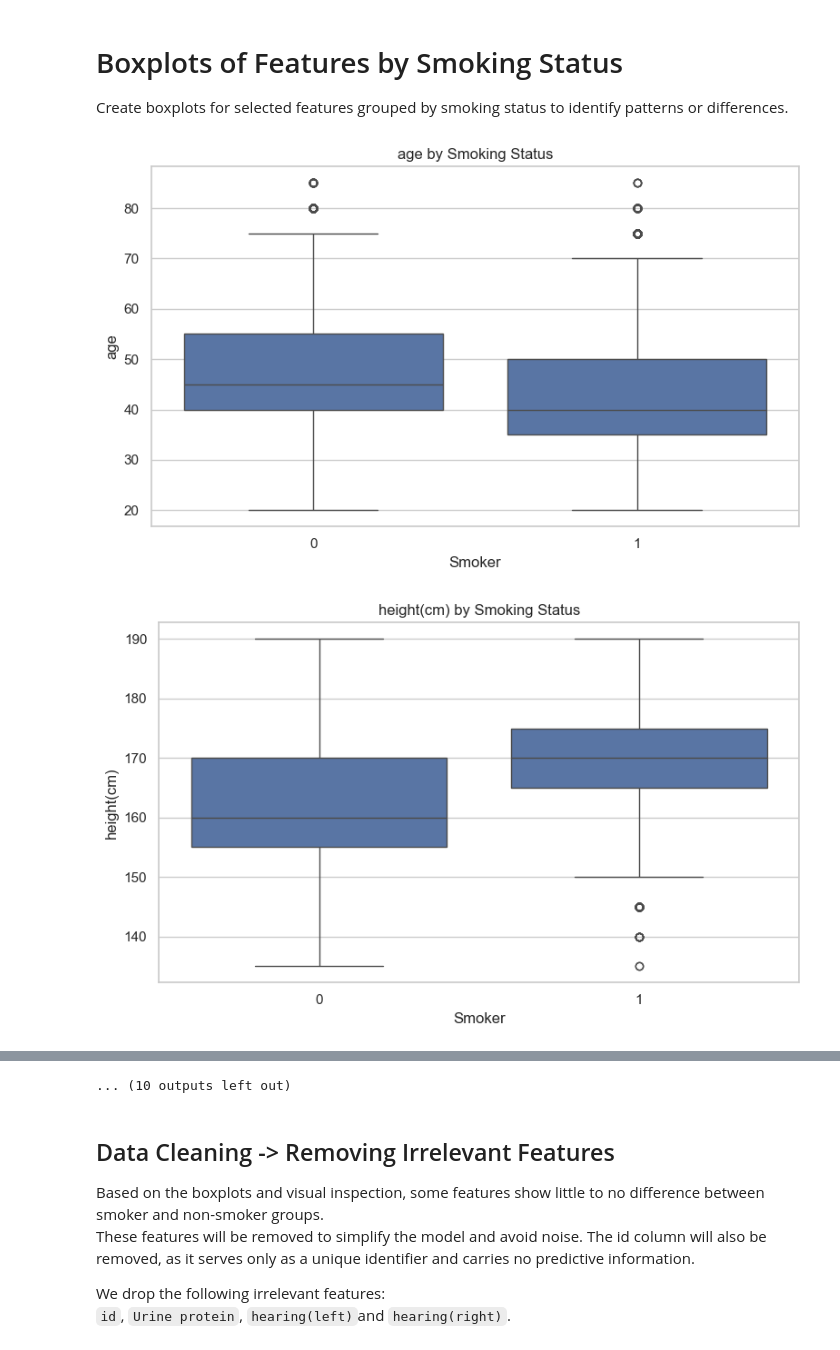
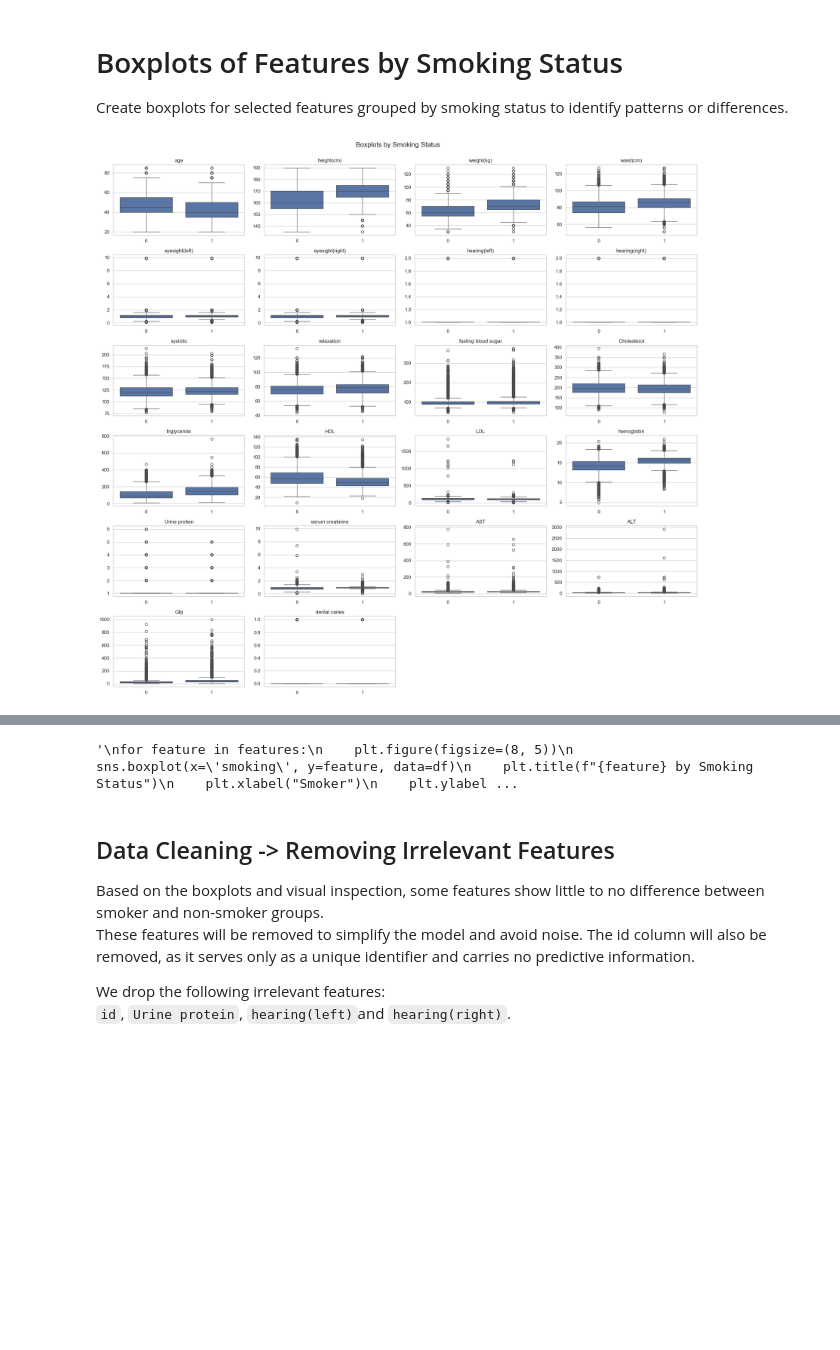
Before and after one commit to goncalosamp27/IA-FEUP, a Jupyter notebook: Project2/smoking_predictions.ipynb, the cells around one changed output, grey strips where cells are left out. Cells and saved outputs as stored; diff of their text form; code cells hidden in the pictures; blank space fills up the shorter version.

```diff
--- a/Project2/smoking_predictions.ipynb
+++ b/Project2/smoking_predictions.ipynb
@@ -118,17 +118,29 @@ Create boxplots for selected features grouped by smoking status to identify patt
 # %%
 features = ['age', 'height(cm)', 'weight(kg)', 'waist(cm)', 'eyesight(left)', 'eyesight(right)',
             'hearing(left)', 'hearing(right)', 'systolic', 'relaxation', 'fasting blood sugar',
             'Cholesterol', 'triglyceride', 'HDL', 'LDL', 'hemoglobin', 'Urine protein',
             'serum creatinine', 'AST', 'ALT', 'Gtp', 'dental caries']
 
-for feature in features:
-    plt.figure(figsize=(8, 5))
-    sns.boxplot(x='smoking', y=feature, data=df)
-    plt.title(f"{feature} by Smoking Status")
-    plt.xlabel("Smoker")
-    plt.ylabel(feature)
-    plt.tight_layout()
-    plt.show()
+import math
+
+cols = 4  # 3 gráficos por linha
+rows = math.ceil(len(features) / cols)
+
+fig, axes = plt.subplots(rows, cols, figsize=(cols * 5, rows * 3))
+axes = axes.flatten()
+
+for i, feature in enumerate(features):
+    sns.boxplot(x='smoking', y=feature, data=df, ax=axes[i])
+    axes[i].set_title(f"{feature}")
+    axes[i].set_xlabel("")
+    axes[i].set_ylabel("")
+
+# Remover eixos vazios
+for j in range(i + 1, len(axes)):
+    fig.delaxes(axes[j])
+
+plt.tight_layout()
+plt.suptitle("Boxplots by Smoking Status", fontsize=16, y=1.02)
+plt.show()
 # %% [output]
-[figure, old version]
+[figure, new version]
-[figure, removed]
@@ -145,4 +147,4 @@ for feature in features:
-... (10 outputs left out)
+'\nfor feature in features:\n    plt.figure(figsize=(8, 5))\n    sns.boxplot(x=\'smoking\', y=feature, data=df)\n    plt.title(f"{feature} by Smoking Status")\n    plt.xlabel("Smoker")\n    plt.ylabel ...
 # %% [markdown]
 ## Data Cleaning -> Removing Irrelevant Features
 
```
Also changed, not shown: parts of 3 cells of this notebook.
